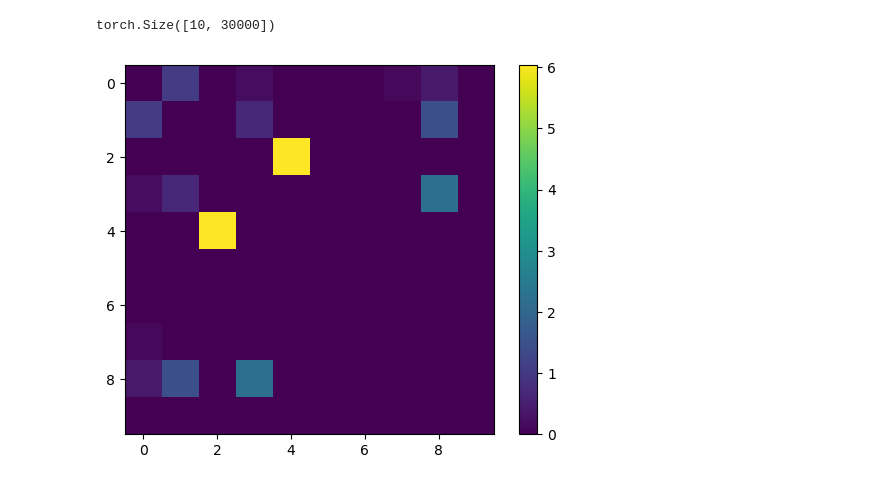
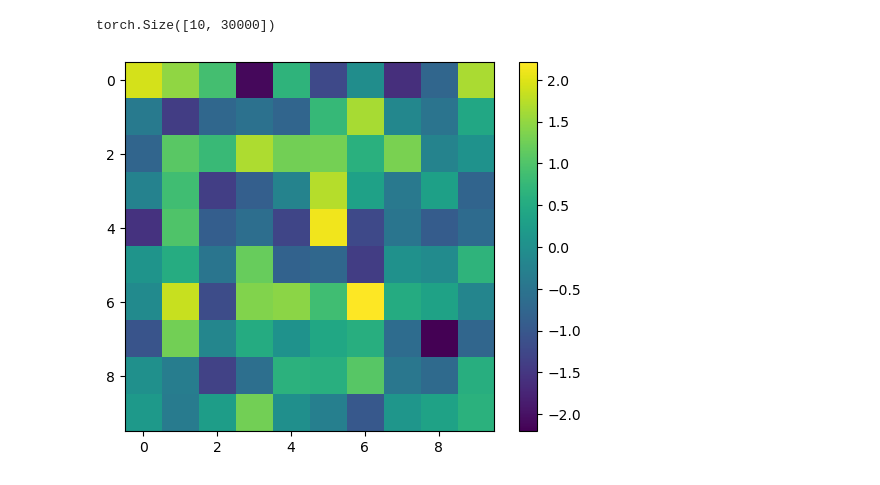
Before and after one commit to wuweizhang0723/func2graph, a Jupyter notebook: notebook/check_evaluation/evaluate_prediction_model.ipynb, the cells around one changed output. Cells and saved outputs as stored; diff of their text form; code cells hidden in the pictures.

```diff
--- a/notebook/check_evaluation/evaluate_prediction_model.ipynb
+++ b/notebook/check_evaluation/evaluate_prediction_model.ipynb
@@ -18,42 +18,42 @@ tau = 0.3
 spike_neuron_num = 2
 spike_input = 5
 
-weight_scale = 5
-init_scale = 0.1
+weight_scale = 1
+init_scale = 1
 
 total_time = 30000
 random_seed = 42
 
-weight_type = "nearest_neighbor"
+weight_type = "random"
 
 train_data_size = 20000
 window_size = 200
 batch_size = 32
 
 trainloader, validloader, weight_matrix = data.generate_simulation_data(
     neuron_num=neuron_num,
     dt=dt,
     tau=tau,
     spike_neuron_num=spike_neuron_num,
     spike_input=spike_input,
     weight_scale=weight_scale,
     init_scale=init_scale,
     total_time=total_time,
     random_seed=random_seed,
     weight_type=weight_type,
     train_data_size=train_data_size,
     window_size=window_size,
     batch_size=batch_size,
     data_type="prediction",
     predict_window_size=10,
 )
 
 plt.imshow(weight_matrix.detach().numpy())
 plt.colorbar()
 plt.show()
 # %% [output]
 torch.Size([10, 30000])
-[figure, old version]
+[figure, new version]
 # %%
 hidden_size_1=128
 h_layers_1=2
```
Also changed, not shown: parts of 5 cells of this notebook.
